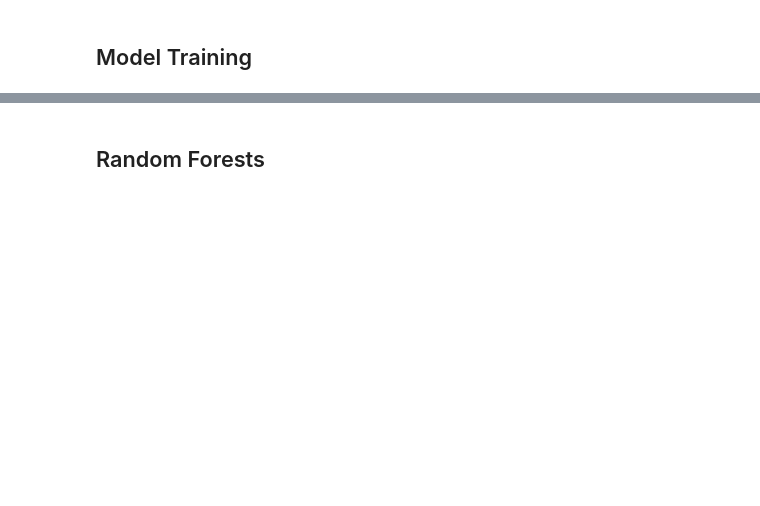
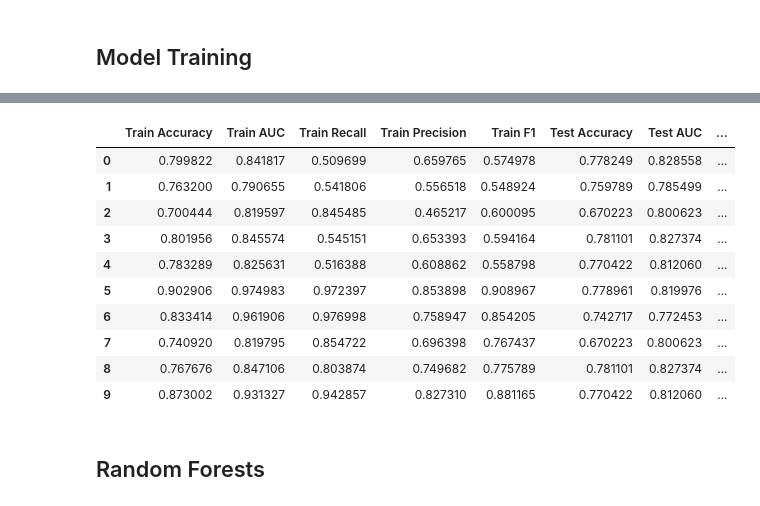
Before and after one commit to hugomilesi/E2E_customer_churn_analysis, a Jupyter notebook: model_train.ipynb, the cells around one changed output, grey strips where cells are left out. Saved outputs shown, nothing was run; the diff lists cells and outputs as text; code cells hidden in the pictures; blank space fills up the shorter version.

```diff
--- a/model_train.ipynb
+++ b/model_train.ipynb
@@ -53,0 +106,6 @@ x_train,x_test,y_train,y_test = train_test_split(x, y, test_size=0.2, random_sta
+# %%
+# Without SMOTE (use the original processed data)
+x_train_nosmote = x_train_processed
+y_train_nosmote = y_train
+x_test_nosmote = x_test_processed
+y_test_nosmote = y_test
@@ -53,0 +120,3 @@ x_train,x_test,y_train,y_test = train_test_split(x, y, test_size=0.2, random_sta
+# %%
+ros = RandomOverSampler()
+x_train_ros, y_train_ros = ros.fit_resample(x_train_processed, y_train)
@@ -54,13 +187,2 @@ x_train,x_test,y_train,y_test = train_test_split(x, y, test_size=0.2, random_sta
 # %% [markdown]
 ## Model Training
-# %%
-# Grid Search
-def get_best_model(estimator, params_grid = {}):
-  model = GridSearchCV(estimator = estimator, param_grid = params_grid, cv = 3, scoring = 'accuracy', n_jobs = - 1)
-  model.fit(x_train, y_train)
-  print('\n--- Best Parameters-----------------------------')
-  print(model.best_params_)
-  print('\n--- Best Model---------------------------------')
-  best_model = model.best_estimator_
-  print(best_model)
-  return best_model
@@ -129,0 +306,19 @@ class_names = ['Success','Failure']
+# %%
+# Model Training and Evaluation
+models = [
+    {'name': 'Random Forests', 'estimator': RandomForestClassifier(random_state=42),
+     'params': {'n_estimators': [100, 150, 200], 'max_depth': [10, 30, 50], 'max_features': ['sqrt']}},
+    {'name': 'K-Nearest Neighbors', 'estimator': KNeighborsClassifier(),
+     'params': {'n_neighbors': [5, 6, 7], 'p': [1, 2], 'weights': ['uniform', 'distance']}},
+    {'name': 'Naive Bayes', 'estimator': GaussianNB(), 'params': {}},
+    {'name': 'Logistic Regression', 'estimator': LogisticRegression(random_state=42),
+     'params': {'penalty': ['l1', 'l2'], 'solver': ['liblinear']}},
+    {'name': 'XGBoost', 'estimator': XGBClassifier(random_state=42), 'params': {}}
+]
+
+
+# Train and evaluate
+results = []
+#results = train_evaluate_models(models, x_train_smote, y_train_smote, x_test_processed, y_test, sampling=True, results=results)
+results = train_evaluate_models(models, x_train_nosmote, y_train_nosmote, x_test_nosmote, y_test_nosmote, sampling=False, results=results, verbose=False)
+results = train_evaluate_models(models, x_train_ros, y_train_ros, x_test_processed, y_test, sampling=True, results=results, verbose=False)
@@ -130,3 +343,17 @@ class_names = ['Success','Failure']
+# %%
+pd.DataFrame(results)
+# %% [output]
+|  | Train Accuracy | Train AUC | Train Recall | Train Precision | Train F1 | Test Accuracy | Test AUC | ... |
+| 0 | 0.799822 | 0.841817 | 0.509699 | 0.659765 | 0.574978 | 0.778249 | 0.828558 | ... |
+| 1 | 0.763200 | 0.790655 | 0.541806 | 0.556518 | 0.548924 | 0.759789 | 0.785499 | ... |
+| 2 | 0.700444 | 0.819597 | 0.845485 | 0.465217 | 0.600095 | 0.670223 | 0.800623 | ... |
+| 3 | 0.801956 | 0.845574 | 0.545151 | 0.653393 | 0.594164 | 0.781101 | 0.827374 | ... |
+| 4 | 0.783289 | 0.825631 | 0.516388 | 0.608862 | 0.558798 | 0.770422 | 0.812060 | ... |
+| 5 | 0.902906 | 0.974983 | 0.972397 | 0.853898 | 0.908967 | 0.778961 | 0.819976 | ... |
+| 6 | 0.833414 | 0.961906 | 0.976998 | 0.758947 | 0.854205 | 0.742717 | 0.772453 | ... |
+| 7 | 0.740920 | 0.819795 | 0.854722 | 0.696398 | 0.767437 | 0.670223 | 0.800623 | ... |
+| 8 | 0.767676 | 0.847106 | 0.803874 | 0.749682 | 0.775789 | 0.781101 | 0.827374 | ... |
+| 9 | 0.873002 | 0.931327 | 0.942857 | 0.827310 | 0.881165 | 0.770422 | 0.812060 | ... |
 # %% [markdown]
 ## Random Forests
 # %%
```
Also changed, not shown: parts of 61 cells of this notebook, 3 other files.
